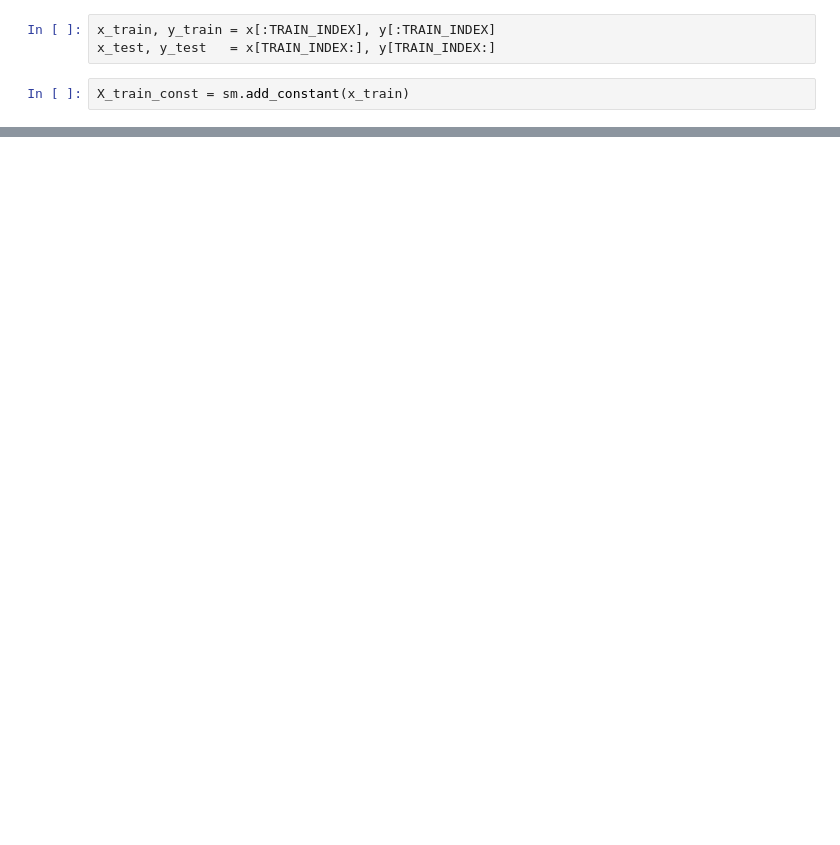
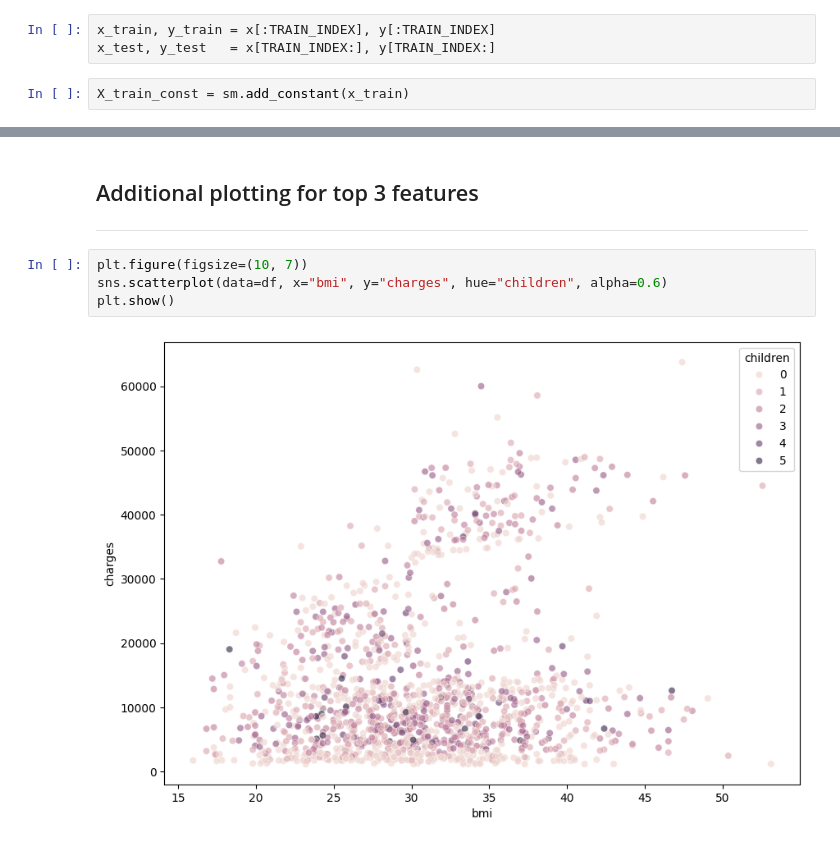
Before and after one commit to RJUNCC/data-modeling-sp500-forecasting, a Jupyter notebook: medical_insurance_cost.ipynb, the cells around one changed output, grey strips where cells are left out. Saved outputs shown, nothing was run; the diff lists cells and outputs as text; blank space fills up the shorter version.

```diff
--- a/medical_insurance_cost.ipynb
+++ b/medical_insurance_cost.ipynb
@@ -169,0 +350,9 @@ Notes:
+# %% [markdown]
+## Additional plotting for top 3 features
+---
+# %%
+plt.figure(figsize=(10, 7))
+sns.scatterplot(data=df, x="bmi", y="charges", hue="children", alpha=0.6)
+plt.show()
+# %% [output]
+[figure, added]
```
Also changed, not shown: parts of 34 cells of this notebook.
